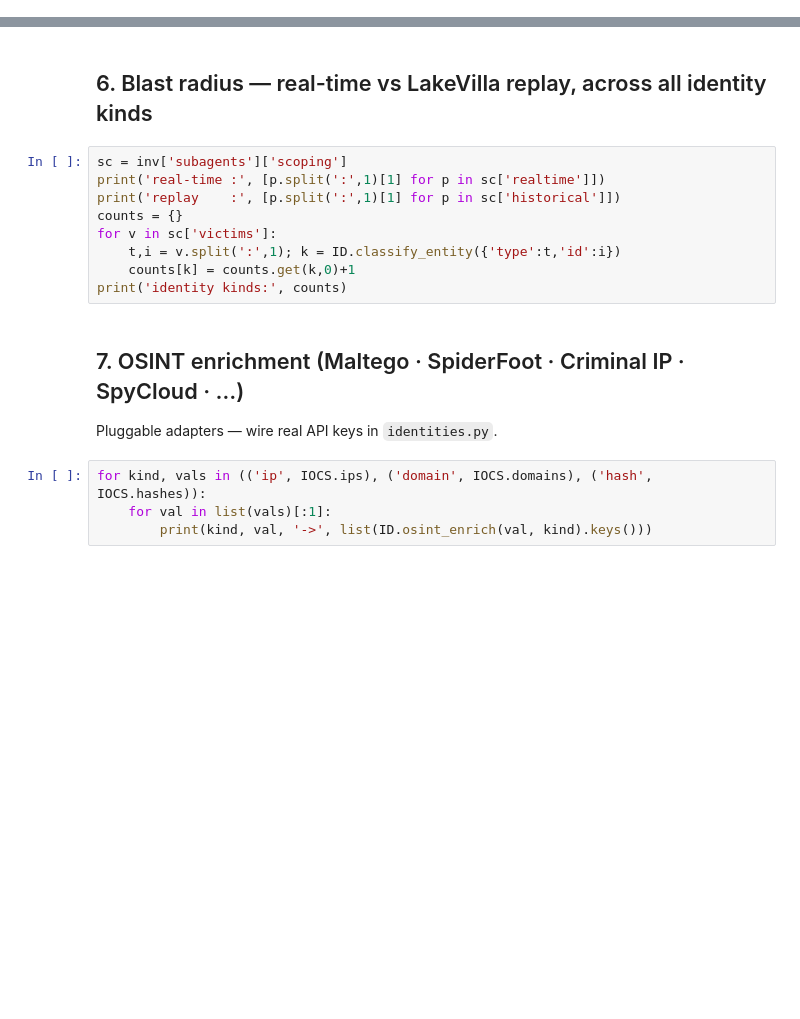
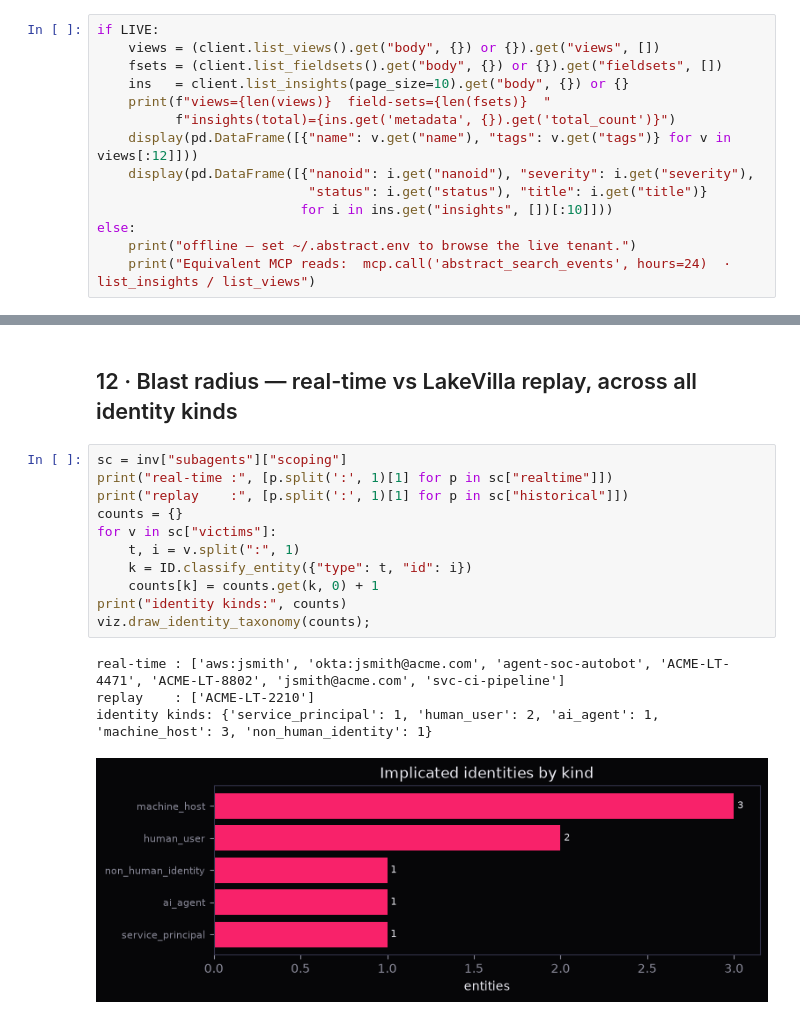
Before and after one commit to IamABS3C/Abstract-MS-Azure-, a Jupyter notebook: docs/threat-model/demo/soc_notebook.ipynb, the cells around one changed output, grey strips where cells are left out. Drawn from its saved outputs; the diff is of its cells as text; blank space fills up the shorter version.

```diff
--- a/docs/threat-model/demo/soc_notebook.ipynb
+++ b/docs/threat-model/demo/soc_notebook.ipynb
@@ -43,0 +119,14 @@ except Exception as e:
+# %%
+if LIVE:
+    views = (client.list_views().get("body", {}) or {}).get("views", [])
+    fsets = (client.list_fieldsets().get("body", {}) or {}).get("fieldsets", [])
+    ins   = client.list_insights(page_size=10).get("body", {}) or {}
+    print(f"views={len(views)}  field-sets={len(fsets)}  "
+          f"insights(total)={ins.get('metadata', {}).get('total_count')}")
+    display(pd.DataFrame([{"name": v.get("name"), "tags": v.get("tags")} for v in views[:12]]))
+    display(pd.DataFrame([{"nanoid": i.get("nanoid"), "severity": i.get("severity"),
+                           "status": i.get("status"), "title": i.get("title")}
+                          for i in ins.get("insights", [])[:10]]))
+else:
+    print("offline — set ~/.abstract.env to browse the live tenant.")
+    print("Equivalent MCP reads:  mcp.call('abstract_search_events', hours=24)  ·  list_insights / list_views")
@@ -67,18 +341,18 @@ viz.draw_attack_timeline(norm);
 # %% [markdown]
-## 6. Blast radius — real-time vs LakeVilla replay, across all identity kinds
+## 12 · Blast radius — real-time vs LakeVilla replay, across all identity kinds
 # %%
-sc = inv['subagents']['scoping']
-print('real-time :', [p.split(':',1)[1] for p in sc['realtime']])
-print('replay    :', [p.split(':',1)[1] for p in sc['historical']])
+sc = inv["subagents"]["scoping"]
+print("real-time :", [p.split(':', 1)[1] for p in sc["realtime"]])
+print("replay    :", [p.split(':', 1)[1] for p in sc["historical"]])
 counts = {}
-for v in sc['victims']:
-    t,i = v.split(':',1); k = ID.classify_entity({'type':t,'id':i})
-    counts[k] = counts.get(k,0)+1
-print('identity kinds:', counts)
+for v in sc["victims"]:
+    t, i = v.split(":", 1)
+    k = ID.classify_entity({"type": t, "id": i})
+    counts[k] = counts.get(k, 0) + 1
+print("identity kinds:", counts)
+viz.draw_identity_taxonomy(counts);
+# %% [output]
+real-time : ['aws:jsmith', 'okta:jsmith@acme.com', 'agent-soc-autobot', 'ACME-LT-4471', 'ACME-LT-8802', 'jsmith@acme.com', 'svc-ci-pipeline']
+replay    : ['ACME-LT-2210']
+identity kinds: {'service_principal': 1, 'human_user': 2, 'ai_agent': 1, 'machine_host': 3, 'non_human_identity': 1}
+[figure, added]
-# %% [markdown]
-## 7. OSINT enrichment (Maltego · SpiderFoot · Criminal IP · SpyCloud · …)
-Pluggable adapters — wire real API keys in `identities.py`.
-# %%
-for kind, vals in (('ip', IOCS.ips), ('domain', IOCS.domains), ('hash', IOCS.hashes)):
-    for val in list(vals)[:1]:
-        print(kind, val, '->', list(ID.osint_enrich(val, kind).keys()))
```
Also changed, not shown: parts of 43 cells of this notebook, 12 other files.
